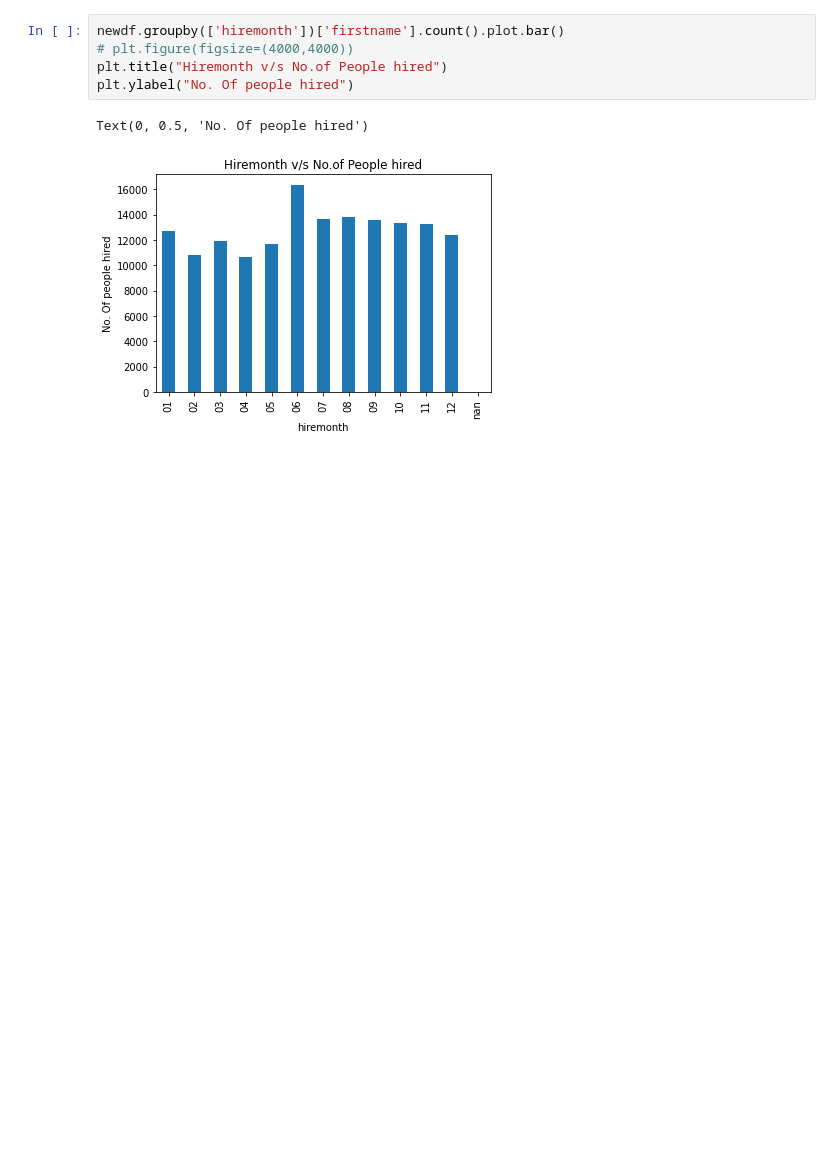
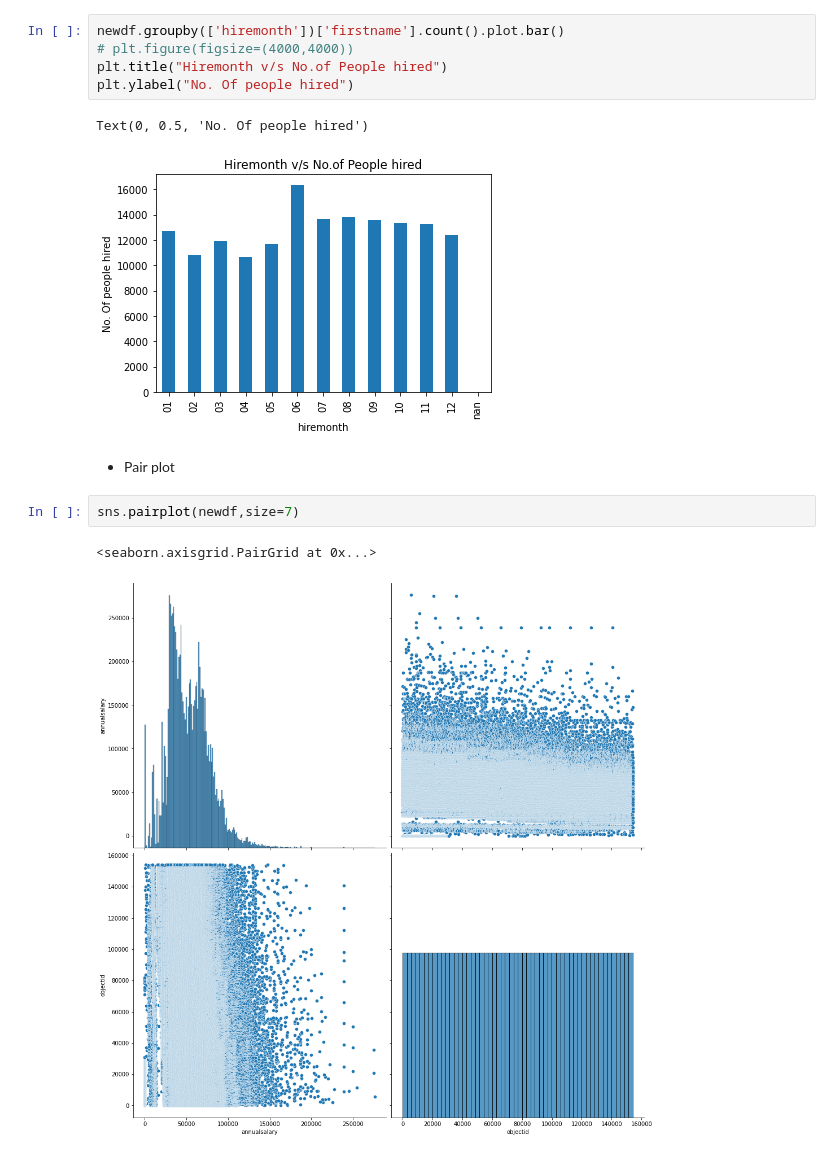
Before and after one commit to Naveen-Karanamu/Baltimore-Salary-Prediction, a Jupyter notebook: main.ipynb, the cells around one changed output. Saved outputs shown, nothing was run; the diff lists cells and outputs as text; blank space fills up the shorter version.

Commit message:
Plotted: Pair plot

```diff
--- a/main.ipynb
+++ b/main.ipynb
@@ -565,3 +565,10 @@ plt.ylabel("No. Of people hired")
 # %% [output]
 Text(0, 0.5, 'No. Of people hired')
 [figure]
+# %% [markdown]
+* Pair plot
+# %%
+sns.pairplot(newdf,size=7)
+# %% [output]
+<seaborn.axisgrid.PairGrid at 0x...>
+[figure, added]
```
